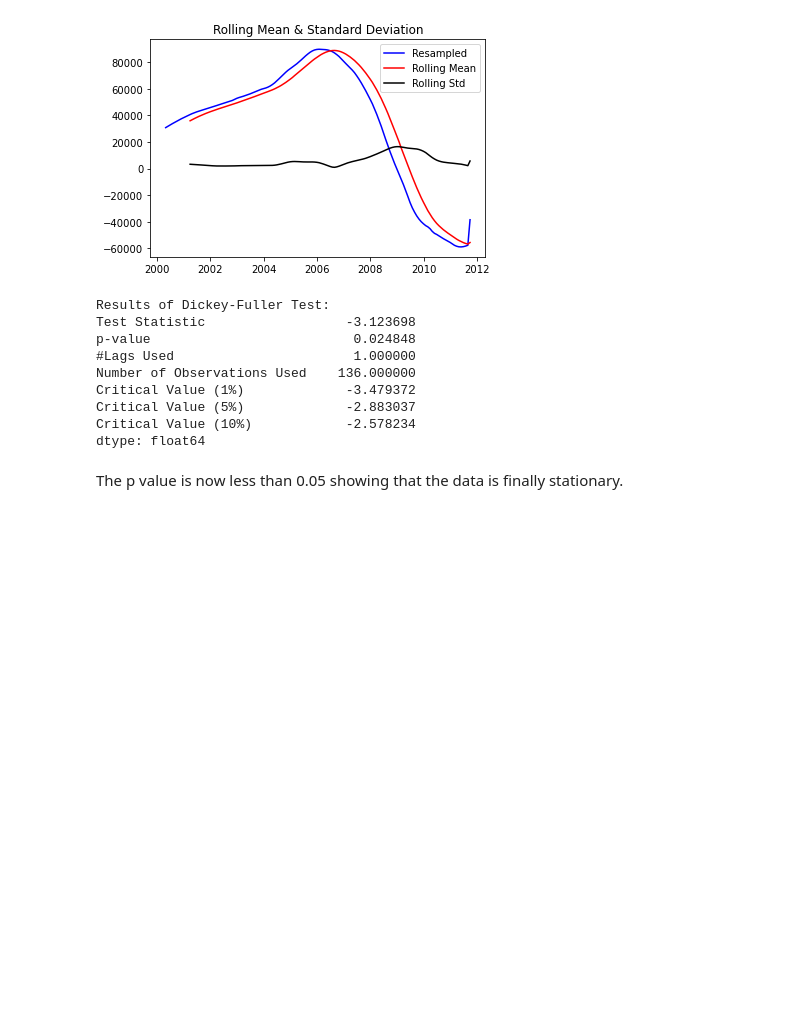
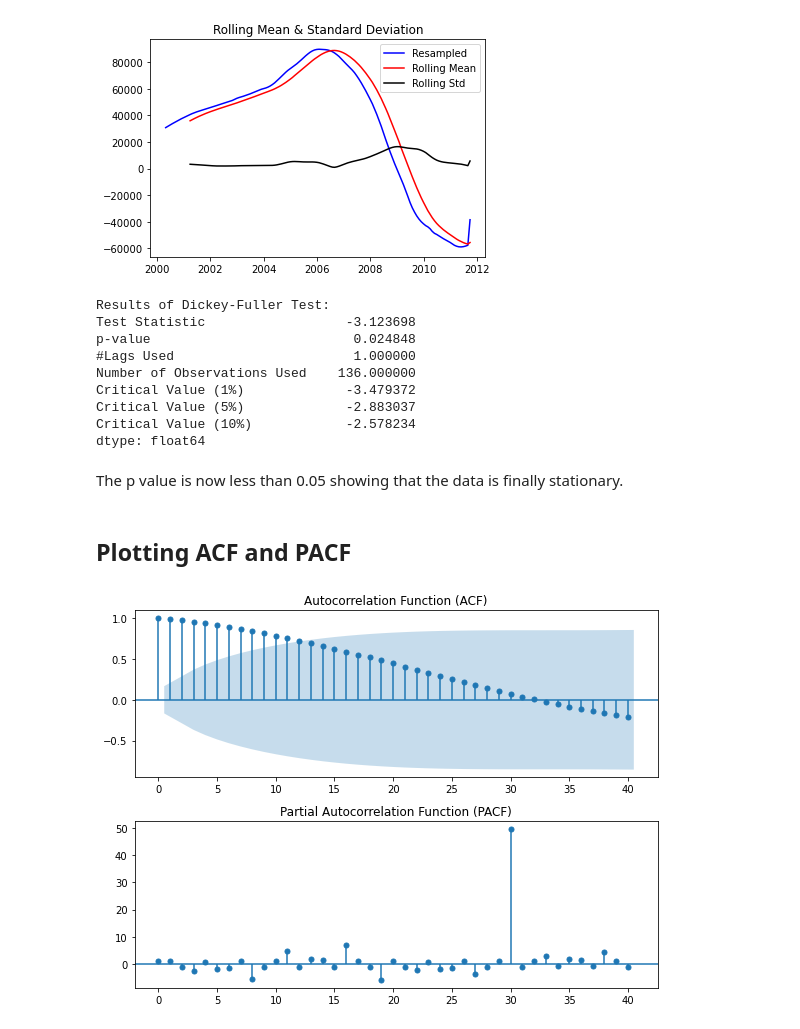
Before and after one commit to Derrick-wekesa/phase-4-project, a Jupyter notebook: student.ipynb, the cells around one changed output. Saved outputs shown, nothing was run; the diff lists cells and outputs as text; code cells hidden in the pictures; blank space fills up the shorter version.

Commit message:
Finished preparing time series data for modelling

```diff
--- a/student.ipynb
+++ b/student.ipynb
@@ -1035,3 +1038,32 @@ The p value is now less than 0.05 showing that the data is finally stationary.
 # %%
 # Calculated the difference of the 'train_set' time series with a period of 48 months
 data_diff = train_set.diff(periods=48).dropna()
+# %% [markdown]
+ ## Plotting ACF and PACF
+# %%
+
+# Defined a function to plot the Autocorrelation Function (ACF) and Partial Autocorrelation Function (PACF)
+def plot_acf_pacf(data):
+    # Created a figure with two subplots (ACF and PACF)
+    fig, axes = plt.subplots(nrows=2, ncols=1, figsize=(8, 6))
+
+    # Plot the Autocorrelation Function (ACF) with a maximum of 40 lags
+    plot_acf(data, ax=axes[0], lags=40)
+
+    # Plot the Partial Autocorrelation Function (PACF) with a maximum of 40 lags
+    plot_pacf(data, ax=axes[1], lags=40)
+
+    # Set titles for the subplots
+    axes[0].set_title('Autocorrelation Function (ACF)', fontsize=12)
+    axes[1].set_title('Partial Autocorrelation Function (PACF)', fontsize=12)
+
+    # Adjust the layout of the subplots for better visualization
+    plt.tight_layout()
+
+    # Displayed the ACF and PACF plots
+    plt.show()
+
+# Calling the 'plot_acf_pacf' function to plot ACF and PACF for the 'data_diff' time series
+plot_acf_pacf(data_diff)
+# %% [output]
+[figure, added]
```
Also changed, not shown: parts of 7 cells of this notebook.
